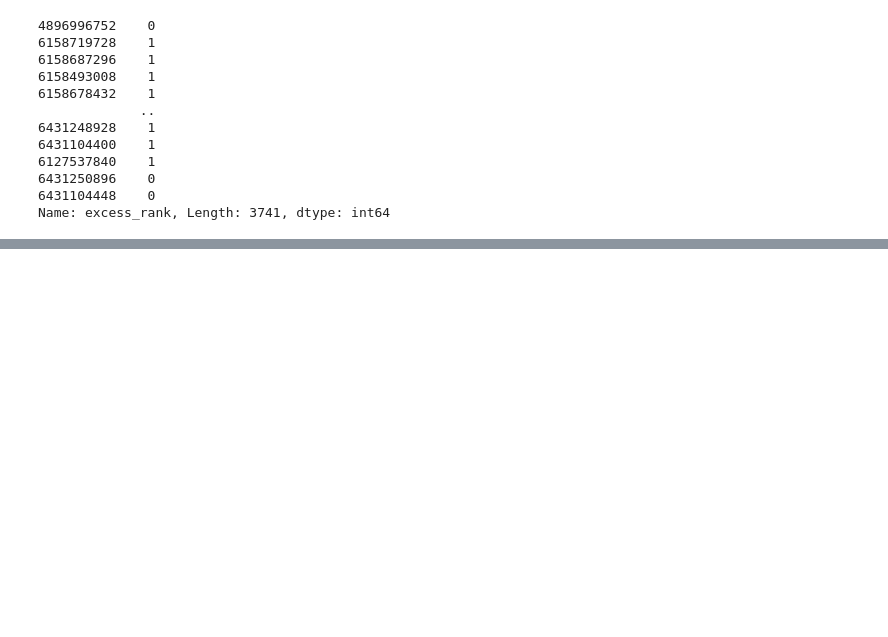
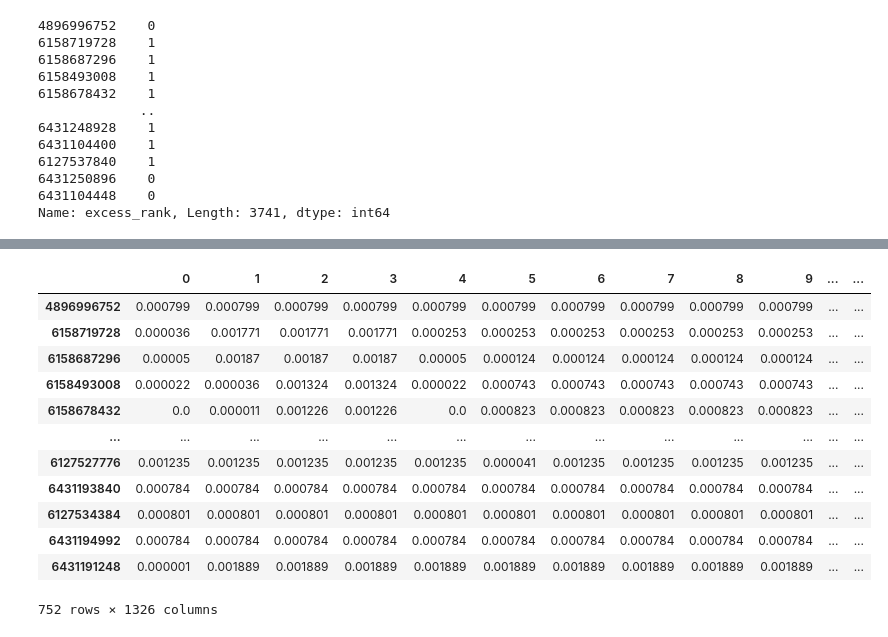
Before and after one commit to tjespe/texas-holdem-ai, a Jupyter notebook: hidden_state_model/rank_model.ipynb, the cells around one changed output, grey strips where cells are left out. Saved outputs shown, nothing was run; the diff lists cells and outputs as text; code cells hidden in the pictures; blank space fills up the shorter version.

```diff
--- a/hidden_state_model/model.ipynb
+++ b/hidden_state_model/rank_model.ipynb
@@ -263,0 +298,31 @@ prob_df[prob_df["correct"] == False]
+# %%
+# Get the values of the column indices from hand_ranks_df
+column_indices = hand_ranks_df.values
+
+# Use np.arange to create an array of row indices
+row_indices = np.arange(hand_ranks_df.shape[0])[:, None]
+
+# Use the row and column indices to index into the DataFrame values
+hand_probs_df = pd.DataFrame(
+    prob_df.values[row_indices, column_indices],
+    index=hand_ranks_df.index,
+    columns=hand_ranks_df.columns,
+)
+
+# Normalize the hand probabilities to sum to 1 for each row
+hand_probs_df = hand_probs_df.div(hand_probs_df.sum(axis=1), axis=0)
+hand_probs_df
+# %% [output]
+|  | 0 | 1 | 2 | 3 | 4 | 5 | 6 | 7 | 8 | 9 | ... | ... |
+| 4896996752 | 0.000799 | 0.000799 | 0.000799 | 0.000799 | 0.000799 | 0.000799 | 0.000799 | 0.000799 | 0.000799 | 0.000799 | ... | ... |
+| 6158719728 | 0.000036 | 0.001771 | 0.001771 | 0.001771 | 0.000253 | 0.000253 | 0.000253 | 0.000253 | 0.000253 | 0.000253 | ... | ... |
+| 6158687296 | 0.00005 | 0.00187 | 0.00187 | 0.00187 | 0.00005 | 0.000124 | 0.000124 | 0.000124 | 0.000124 | 0.000124 | ... | ... |
+| 6158493008 | 0.000022 | 0.000036 | 0.001324 | 0.001324 | 0.000022 | 0.000743 | 0.000743 | 0.000743 | 0.000743 | 0.000743 | ... | ... |
+| 6158678432 | 0.0 | 0.000011 | 0.001226 | 0.001226 | 0.0 | 0.000823 | 0.000823 | 0.000823 | 0.000823 | 0.000823 | ... | ... |
+| ... | ... | ... | ... | ... | ... | ... | ... | ... | ... | ... | ... | ... |
+| 6127527776 | 0.001235 | 0.001235 | 0.001235 | 0.001235 | 0.001235 | 0.000041 | 0.001235 | 0.001235 | 0.001235 | 0.001235 | ... | ... |
+| 6431193840 | 0.000784 | 0.000784 | 0.000784 | 0.000784 | 0.000784 | 0.000784 | 0.000784 | 0.000784 | 0.000784 | 0.000784 | ... | ... |
+| 6127534384 | 0.000801 | 0.000801 | 0.000801 | 0.000801 | 0.000801 | 0.000801 | 0.000801 | 0.000801 | 0.000801 | 0.000801 | ... | ... |
+| 6431194992 | 0.000784 | 0.000784 | 0.000784 | 0.000784 | 0.000784 | 0.000784 | 0.000784 | 0.000784 | 0.000784 | 0.000784 | ... | ... |
+| 6431191248 | 0.000001 | 0.001889 | 0.001889 | 0.001889 | 0.001889 | 0.001889 | 0.001889 | 0.001889 | 0.001889 | 0.001889 | ... | ... |
+752 rows × 1326 columns
```
Also changed, not shown: parts of 11 cells of this notebook, 6 other files.
